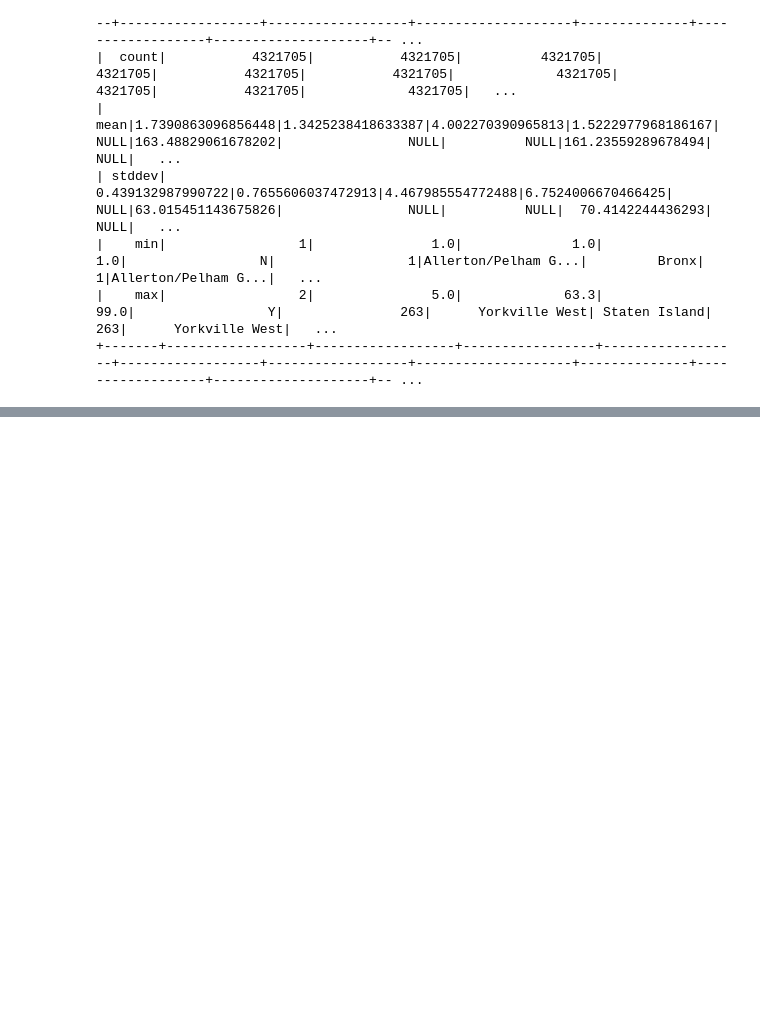
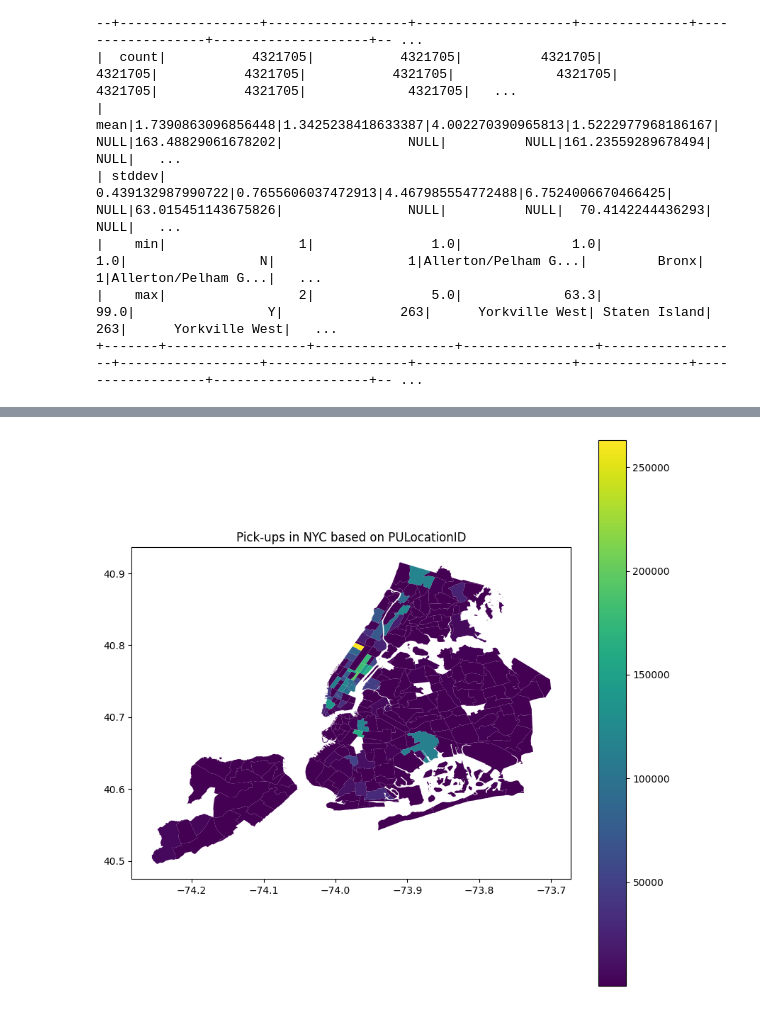
Before and after one commit to NavyaKiran/NYCTaxiFarePrediciton, a Jupyter notebook: NYC_Taxi_Fare_Prediction.ipynb, the cells around one changed output, grey strips where cells are left out. Saved outputs shown, nothing was run; the diff lists cells and outputs as text; code cells hidden in the pictures; blank space fills up the shorter version.

```diff
--- a/NYC_Taxi_Fare_Prediction.ipynb
+++ b/NYC_Taxi_Fare_Prediction.ipynb
@@ -499,0 +536,19 @@ data.describe().show()
+# %%
+import geopandas as gpd
+import mplcursors
+
+pickup_counts = data.groupBy("PULocationID").agg(F.count("*").alias("count")).toPandas()
+taxi_zones = gpd.read_file("/content/geo_export_c547245e-03d3-4661-808a-dad9273021d0.shp")
+taxi_zones['LocationID'] = taxi_zones.index
+merged_data = taxi_zones.merge(pickup_counts, left_on="LocationID", right_on = 'PULocationID')
+
+fig, ax = plt.subplots(figsize=(10, 10))
+merged_data.plot(column="count", cmap="viridis", ax=ax, legend = True)
+ax.set_title("Pick-ups in NYC based on PULocationID")
+
+texts = [f"LocationID: {loc_id}" for loc_id in merged_data["LocationID"]]
+mplcursors.cursor(hover=True).connect("add", lambda sel: sel.annotation.set_text(texts[sel.target.index]))
+
+plt.show()
+# %% [output]
+[figure, added]
```
Also changed, not shown: parts of 5 cells of this notebook.
